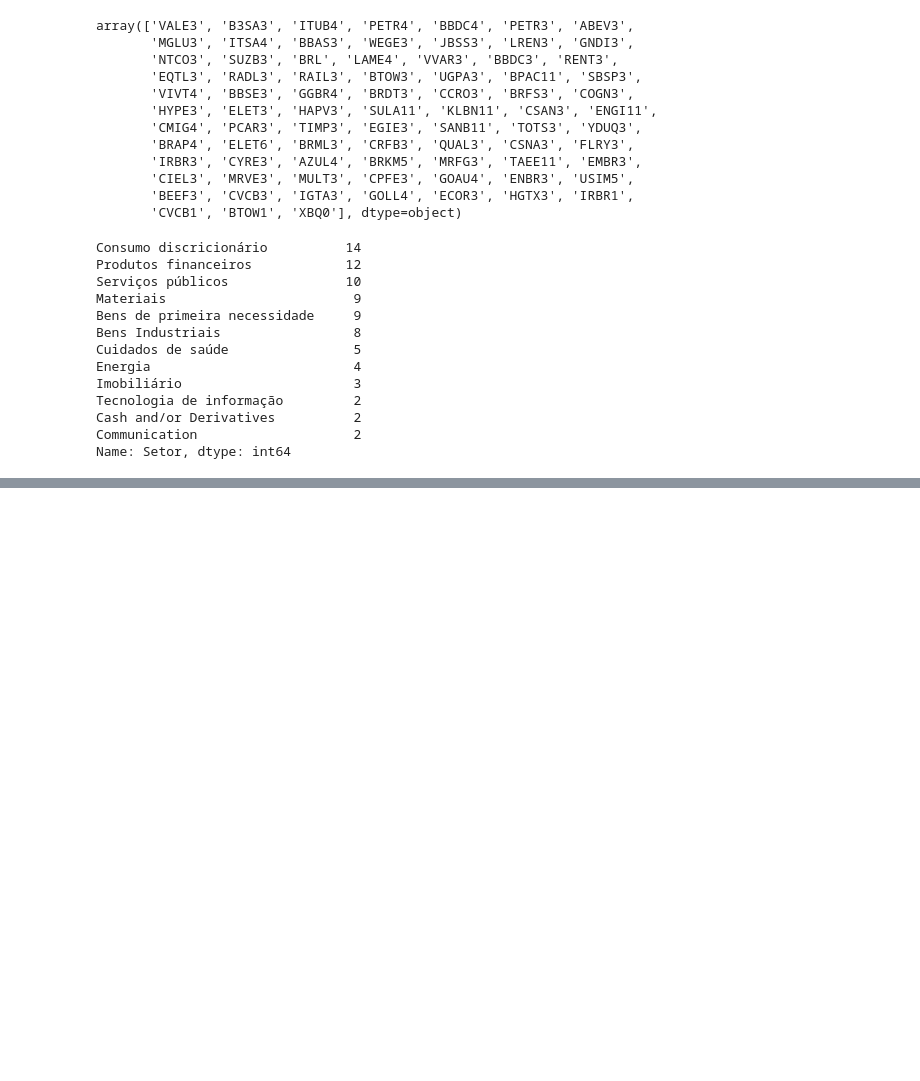
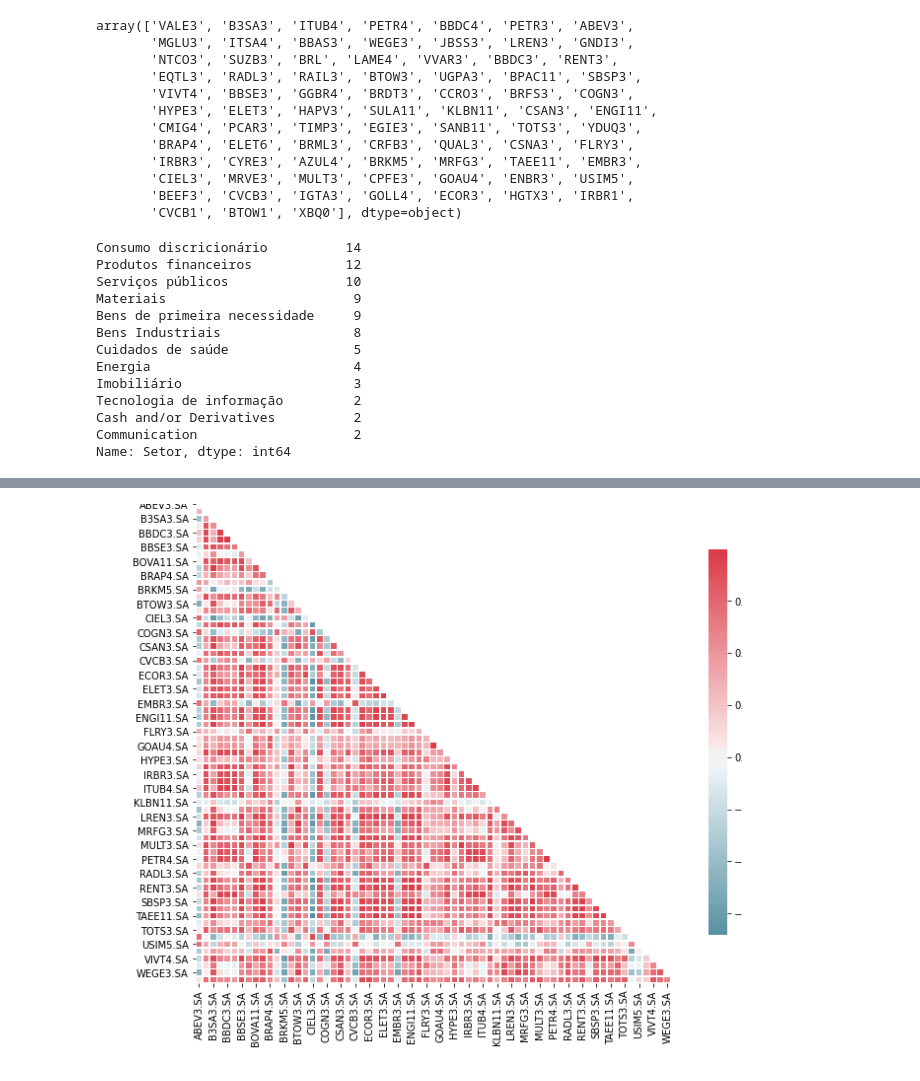
Before and after one commit to antoniosalomao/Rafter_A1, a Jupyter notebook: rafter_presentation.ipynb, the cells around one changed output, grey strips where cells are left out. Saved outputs shown, nothing was run; the diff lists cells and outputs as text; code cells hidden in the pictures; blank space fills up the shorter version.

```diff
--- a/rafter_presentation.ipynb
+++ b/rafter_presentation.ipynb
@@ -551,0 +550,12 @@ plt.show()
+# %%
+# Creating yahoo tickers:
+
+tickers_br=ishares_bova11.Ticker_BR.tolist()
+tickers_yahoo = []
+
+for i in list(range(0, len(tickers_br))):
+    ticker = tickers_br[i] + '.SA'
+    tickers_yahoo.append(ticker)
+
+bova11_yahoo = ['BOVA11.SA']
+tickers_yahoo = bova11_yahoo + tickers_yahoo
@@ -551,0 +590,4 @@ plt.show()
+# %%
+problematic_cols =['BRL.SA', 'BTOW1.SA', 'CRFB3.SA', 'CVCB1.SA', 'GNDI3.SA', 'HAPV3.SA', 'HGTX3.SA', 'IRBR1.SA', 'NTCO3.SA', 'PCAR3.SA', 'SUZB3.SA', 'XBQ0.SA', 'BRDT3.SA']
+
+df_main = df_main_full.drop(problematic_cols, axis=1, level=1)
@@ -551,0 +614,3 @@ plt.show()
+# %%
+df_adj_close = df_main['Adj Close']
+df_adj_close = df_adj_close.iloc[-740:, :]
@@ -551,0 +628,13 @@ plt.show()
+# %%
+# Full Correlation Matrix:
+
+correl = df_adj_close.corr()
+mask = np.triu(np.ones_like(correl, dtype=np.bool))
+f, ax = plt.subplots(figsize=(11, 9))
+cmap = sns.diverging_palette(220, 10, as_cmap=True)
+
+sns.heatmap(correl, mask=mask, cmap=cmap, center=0, square=True, linewidths=0.5, cbar_kws={"shrink": 0.8})
+
+plt.show()
+# %% [output]
+[figure, added]
```
Also changed, not shown: parts of 12 cells of this notebook.
